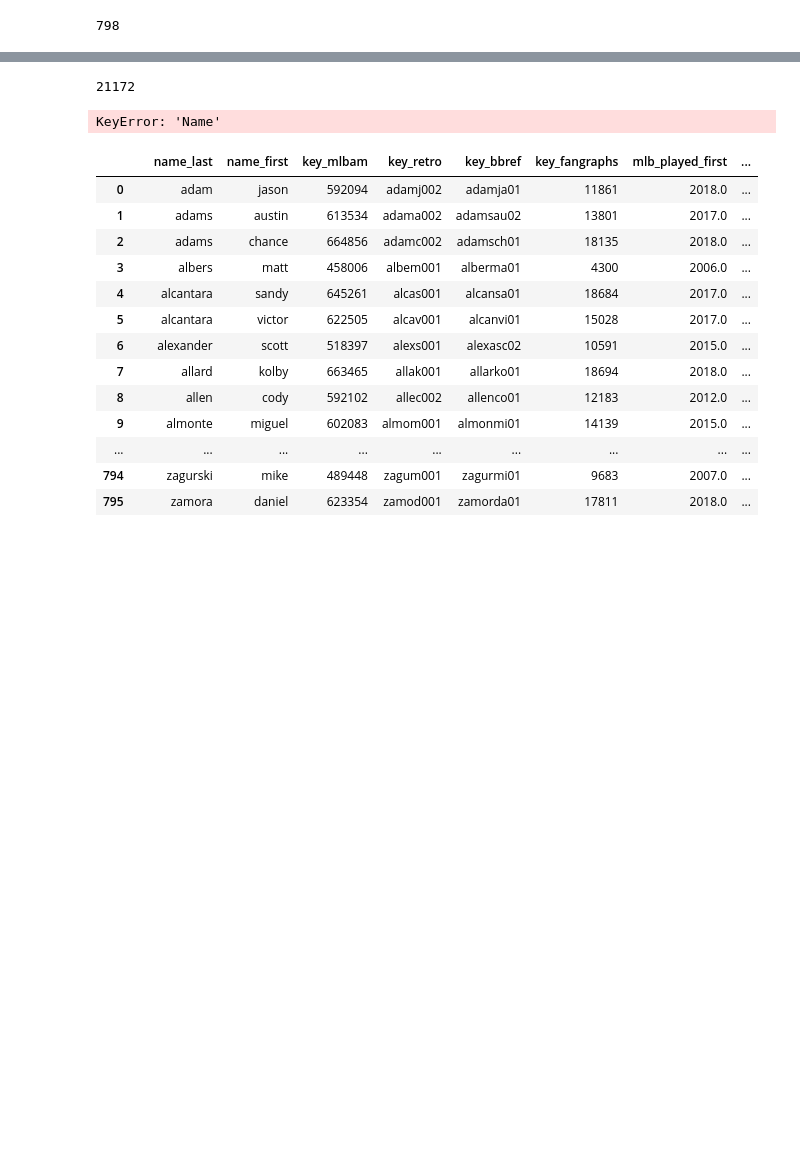
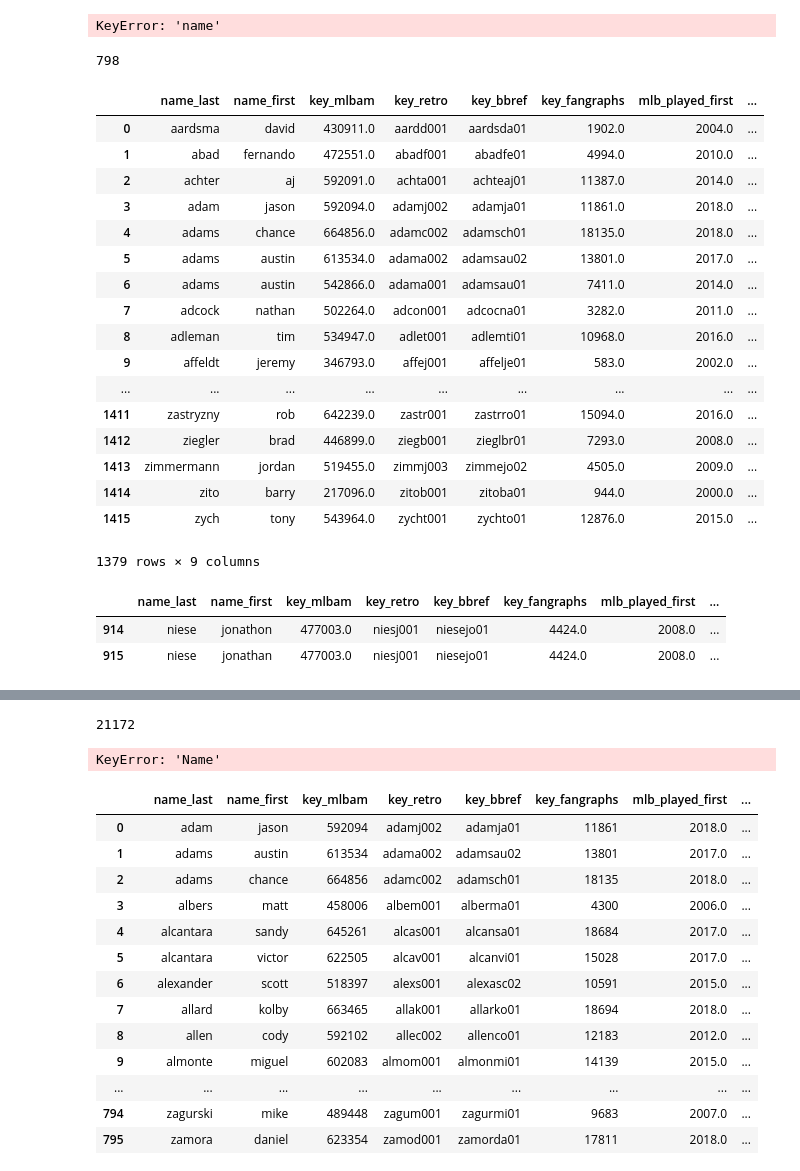
Before and after one commit to t-phill/mlb_injuries, a Jupyter notebook: pickles/pickles.ipynb, the cells around one changed output, grey strips where cells are left out. Cells and saved outputs as stored; diff of their text form; code cells hidden in the pictures; blank space fills up the shorter version.

```diff
--- a/pickles/pickles.ipynb
+++ b/pickles/pickles.ipynb
@@ -8,5 +86,37 @@ pd.set_option('display.max_columns', 500)
+# %%
+finalid[finalid['name'].str.contains('niese')]
+# %% [output]
+KeyError: 'name'
 # %%
 cards_18 = pd.read_pickle('2018_cards.pkl')
 len(cards_18)
 # %% [output]
 798
+# %%
+moreids[moreids['mlb_played_last'] > 2010]
+# %% [output]
+|  | name_last | name_first | key_mlbam | key_retro | key_bbref | key_fangraphs | mlb_played_first | ... |
+| 0 | aardsma | david | 430911.0 | aardd001 | aardsda01 | 1902.0 | 2004.0 | ... |
+| 1 | abad | fernando | 472551.0 | abadf001 | abadfe01 | 4994.0 | 2010.0 | ... |
+| 2 | achter | aj | 592091.0 | achta001 | achteaj01 | 11387.0 | 2014.0 | ... |
+| 3 | adam | jason | 592094.0 | adamj002 | adamja01 | 11861.0 | 2018.0 | ... |
+| 4 | adams | chance | 664856.0 | adamc002 | adamsch01 | 18135.0 | 2018.0 | ... |
+| 5 | adams | austin | 613534.0 | adama002 | adamsau02 | 13801.0 | 2017.0 | ... |
+| 6 | adams | austin | 542866.0 | adama001 | adamsau01 | 7411.0 | 2014.0 | ... |
+| 7 | adcock | nathan | 502264.0 | adcon001 | adcocna01 | 3282.0 | 2011.0 | ... |
+| 8 | adleman | tim | 534947.0 | adlet001 | adlemti01 | 10968.0 | 2016.0 | ... |
+| 9 | affeldt | jeremy | 346793.0 | affej001 | affelje01 | 583.0 | 2002.0 | ... |
+| ... | ... | ... | ... | ... | ... | ... | ... | ... |
+| 1411 | zastryzny | rob | 642239.0 | zastr001 | zastrro01 | 15094.0 | 2016.0 | ... |
+| 1412 | ziegler | brad | 446899.0 | ziegb001 | zieglbr01 | 7293.0 | 2008.0 | ... |
+| 1413 | zimmermann | jordan | 519455.0 | zimmj003 | zimmejo02 | 4505.0 | 2009.0 | ... |
+| 1414 | zito | barry | 217096.0 | zitob001 | zitoba01 | 944.0 | 2000.0 | ... |
+| 1415 | zych | tony | 543964.0 | zycht001 | zychto01 | 12876.0 | 2015.0 | ... |
+1379 rows × 9 columns
+# %%
+moreids = pd.read_pickle('moreids.pkl')
+moreids[moreids['name'].str.contains('niese')]
+# %% [output]
+|  | name_last | name_first | key_mlbam | key_retro | key_bbref | key_fangraphs | mlb_played_first | ... |
+| 914 | niese | jonathon | 477003.0 | niesj001 | niesejo01 | 4424.0 | 2008.0 | ... |
+| 915 | niese | jonathan | 477003.0 | niesj001 | niesejo01 | 4424.0 | 2008.0 | ... |
```
Also changed, not shown: parts of 12 cells of this notebook.
